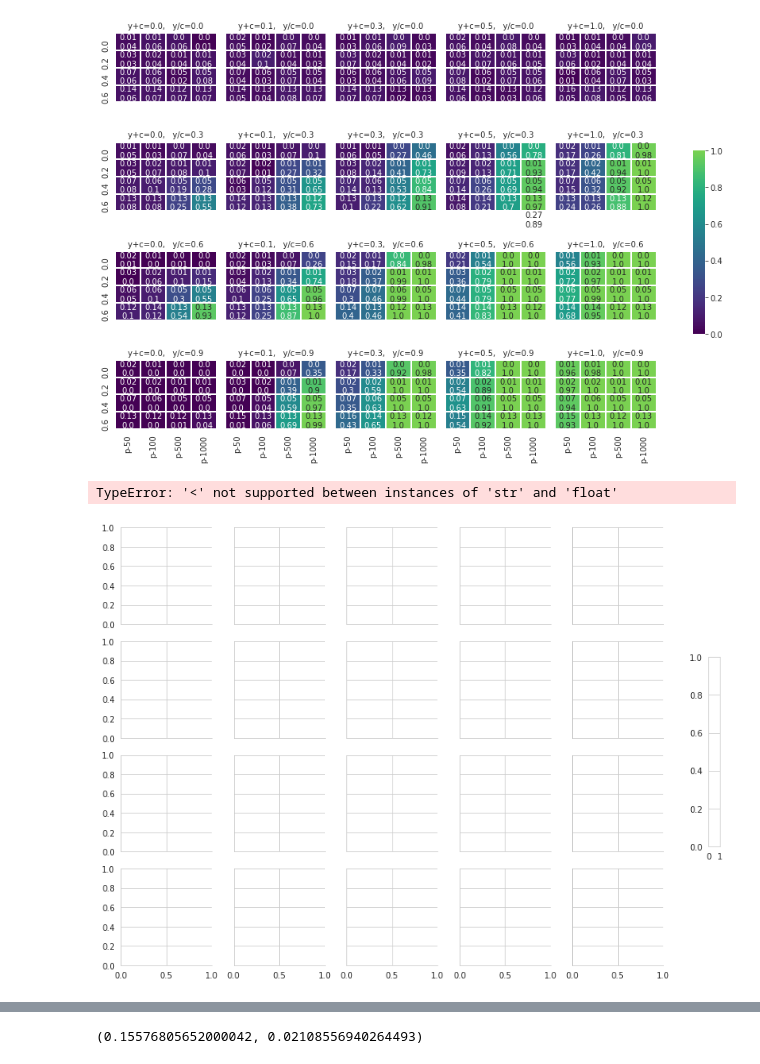
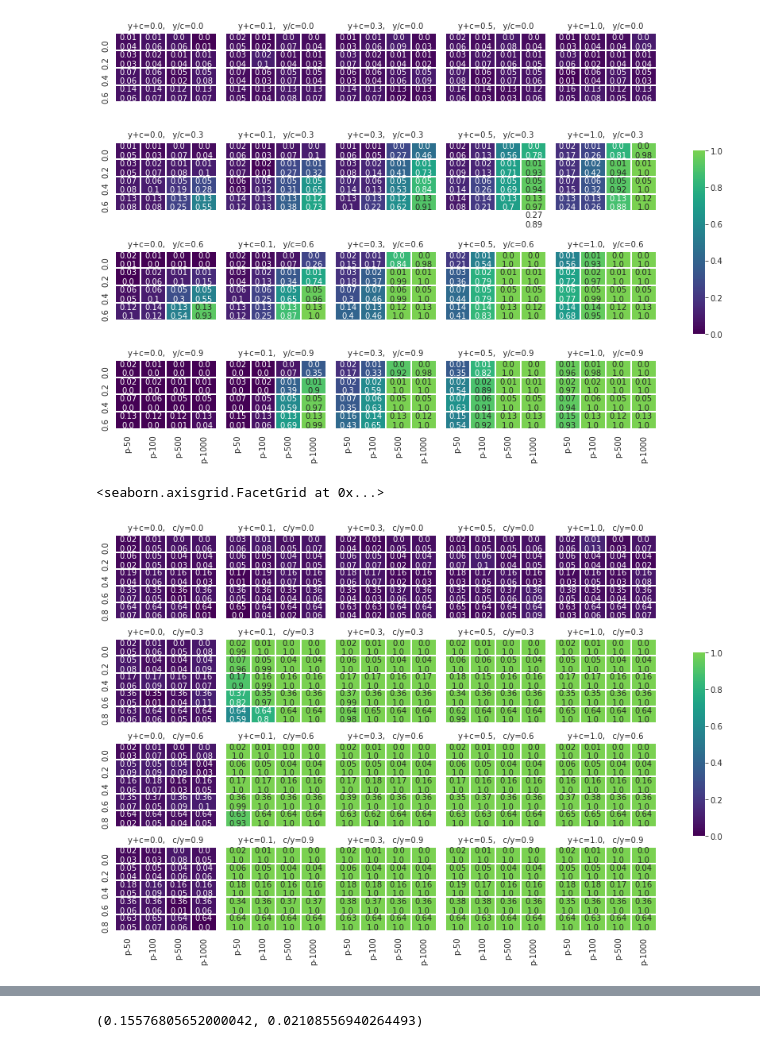
Before and after one commit to pni-lab/mlconfound, a Jupyter notebook: notebooks/plot_simulation_results_partial.ipynb, the cells around one changed output, grey strips where cells are left out. Drawn from its saved outputs; the diff is of its cells as text; code cells hidden in the pictures.

```diff
--- a/notebooks/plot_simulation_results_partial.ipynb
+++ b/notebooks/plot_simulation_results_partial.ipynb
@@ -469,7 +469,7 @@ g.set_titles("y+c={col_name},   y/c={row_name}")
 <seaborn.axisgrid.FacetGrid at 0x...>
 [figure]
 # %%
-df_partial=pd.read_csv("../data_out/pearson_ccc_partial_non-normal-all_cat_c=False_cat_yyhat=False_delta_yc=1.0_delta_yhat=1.0_epsilon_yc=1.0_epsilon_yhat=1.0_mode='partial_pearson'_n_jobs=-1_out_file=None_out_prefix='pearson_ccc_partial_non-normal-all'_random_seed=4242.csv").iloc[:, 1:]
+df_partial=pd.read_csv("../data_out/_spearman_test2_cat_c=False_cat_yyhat=False_delta_yc=2.0_delta_yhat=1.0_epsilon_yc=3.0_epsilon_yhat=0.0_mode='partial_spearman'_n_jobs=-1_out_file=None_out_prefix='_spearman_test2'_random_seed=4242.csv").iloc[:, 1:]
 def truncate_colormap(cmap, minval=0.0, maxval=1.0, n=100):
     '''
     https://stackoverflow.com/a/18926541
@@ -481,32 +481,32 @@ def truncate_colormap(cmap, minval=0.0, maxval=1.0, n=100):
         cmap(np.linspace(minval, maxval, n)))
     return new_cmap
 
 def positive_rate_heatmap(data, col_a, col_b, value, **kws):
 
     r2_y_yhat = data.pivot_table(index=col_b, values=['r2_y_yhat'], columns=col_a, aggfunc=np.mean)
     r2_y_c = data.pivot_table(index=col_b, values=['r2_y_c'], columns=col_a, aggfunc=np.mean)
     r2_yhat_c = data.pivot_table(index=col_b, values=['r2_yhat_c'], columns=col_a, aggfunc=np.mean)
 
     pr = data.pivot_table(index=col_b, values=[value], columns=col_a, aggfunc=positive_rate)
 
     annot = np.round(r2_y_c, 2).astype(str).values + '\n' + np.round(pr, 2).astype(str).values
 
     sns.heatmap(data.pivot_table(index=col_b, values=[value], columns=col_a, aggfunc=positive_rate),
                 linewidths=0.2,
                 vmin=0, vmax=1,
                 cmap=truncate_colormap(sns.color_palette("viridis", as_cmap=True), 0, 0.8),
                 annot=annot, #True,
                 fmt='',
                 #annot=True,
                 **kws)
 
 g=sns.FacetGrid(df_partial, col='c_to_y_ratio_in_yhat', row='yc_in_yhat', height=2, aspect=1)
 cbar_ax = g.fig.add_axes([1.05, .3, .02, .4])  # <-- Create a colorbar axes
 
 g.map_dataframe(positive_rate_heatmap, col_a='n', col_b='cov_y_c', value='p', cbar_ax=cbar_ax,)
 g.set_titles("y+c={col_name},   c/y={row_name}")
 
 #plt.savefig('../data_out/fig/sim_ccb_partial_normal_all_heatmap.pdf')
 # %% [output]
-TypeError: '<' not supported between instances of 'str' and 'float'
+<seaborn.axisgrid.FacetGrid at 0x...>
-[figure, old version]
+[figure, new version]
```
Also changed, not shown: parts of 1 cell of this notebook, 3 other files.
